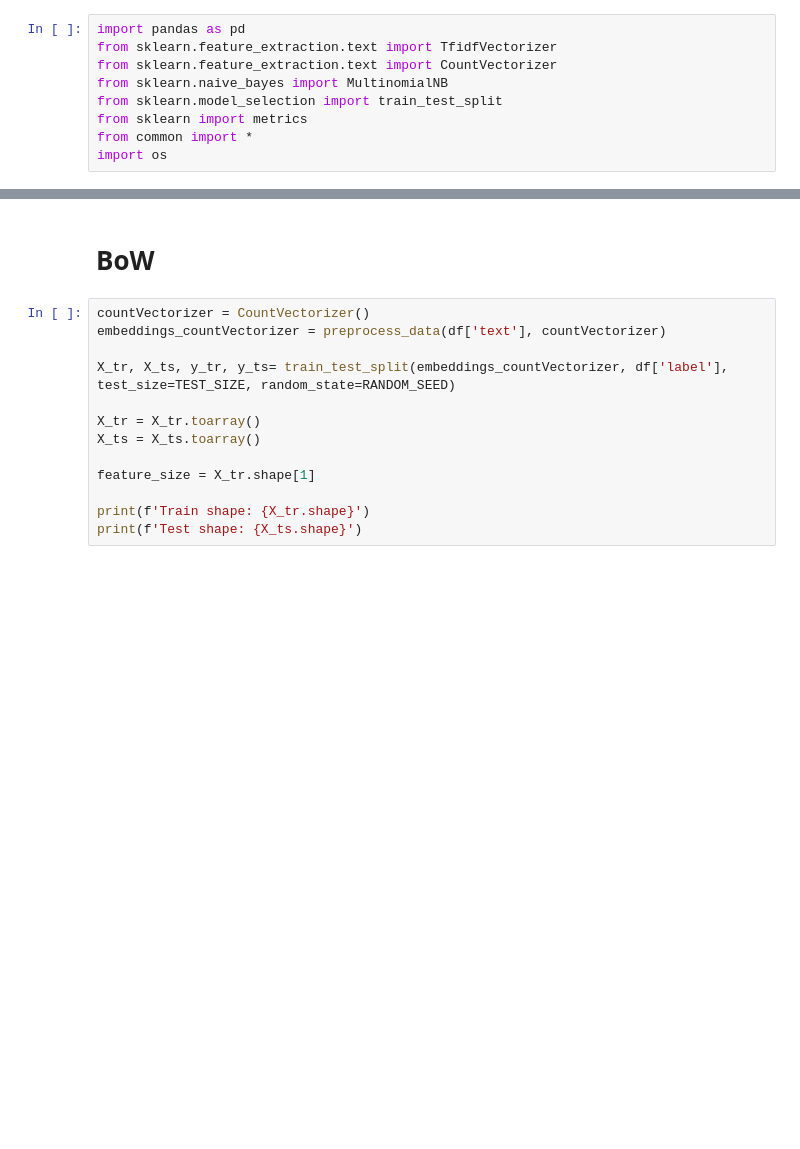
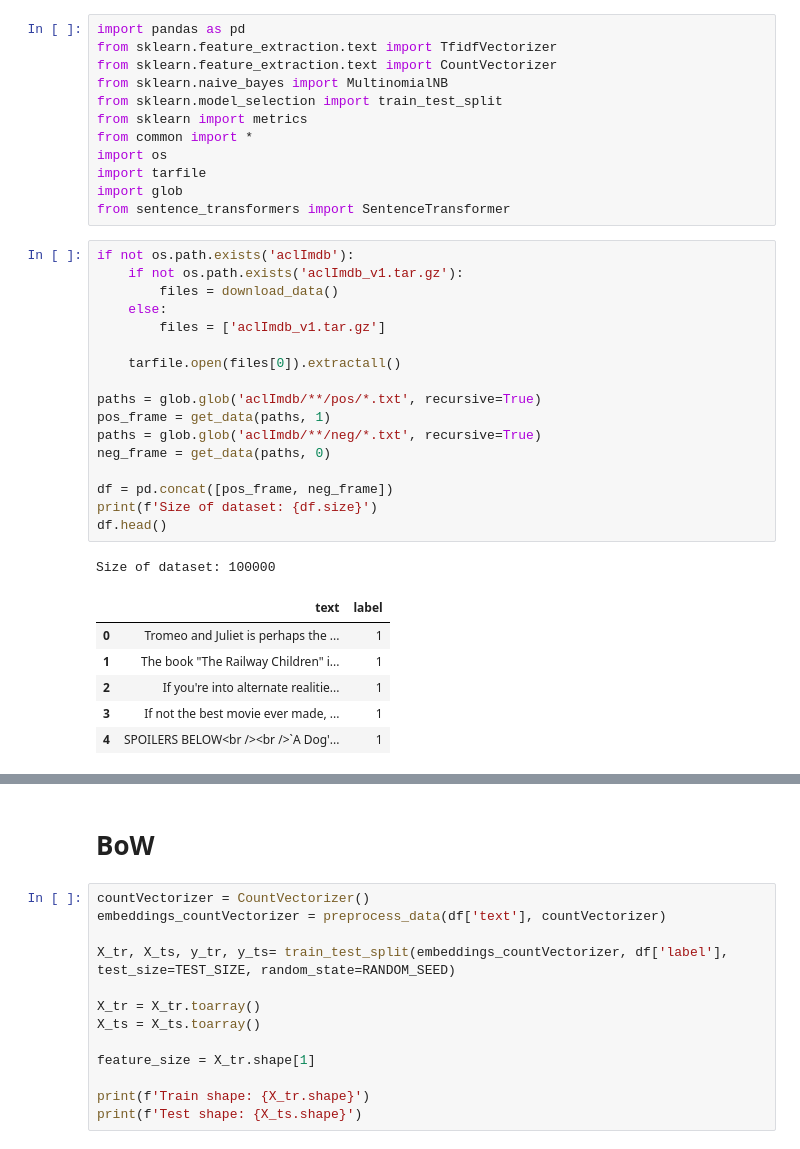
Before and after one commit to JustusRen/AI_Measurements, a Jupyter notebook: uncertainty_models.ipynb, the cells around one changed output, grey strips where cells are left out. Drawn from its saved outputs; the diff is of its cells as text; blank space fills up the shorter version.

```diff
--- a/uncertainty_models.ipynb
+++ b/uncertainty_models.ipynb
@@ -7,3 +7,31 @@ from sklearn.model_selection import train_test_split
 from sklearn import metrics
 from common import *
 import os
+import tarfile
+import glob
+from sentence_transformers import SentenceTransformer
+# %%
+if not os.path.exists('aclImdb'):
+    if not os.path.exists('aclImdb_v1.tar.gz'):
+        files = download_data()
+    else:
+        files = ['aclImdb_v1.tar.gz']
+
+    tarfile.open(files[0]).extractall()
+
+paths = glob.glob('aclImdb/**/pos/*.txt', recursive=True)
+pos_frame = get_data(paths, 1)
+paths = glob.glob('aclImdb/**/neg/*.txt', recursive=True)
+neg_frame = get_data(paths, 0)
+
+df = pd.concat([pos_frame, neg_frame])
+print(f'Size of dataset: {df.size}')
+df.head()
+# %% [output]
+Size of dataset: 100000
+|  | text | label |
+| 0 | Tromeo and Juliet is perhaps the ... | 1 |
+| 1 | The book "The Railway Children" i... | 1 |
+| 2 | If you're into alternate realitie... | 1 |
+| 3 | If not the best movie ever made, ... | 1 |
+| 4 | SPOILERS BELOW<br /><br />`A Dog'... | 1 |
```
Also changed, not shown: parts of 8 cells of this notebook, 6 other files.
